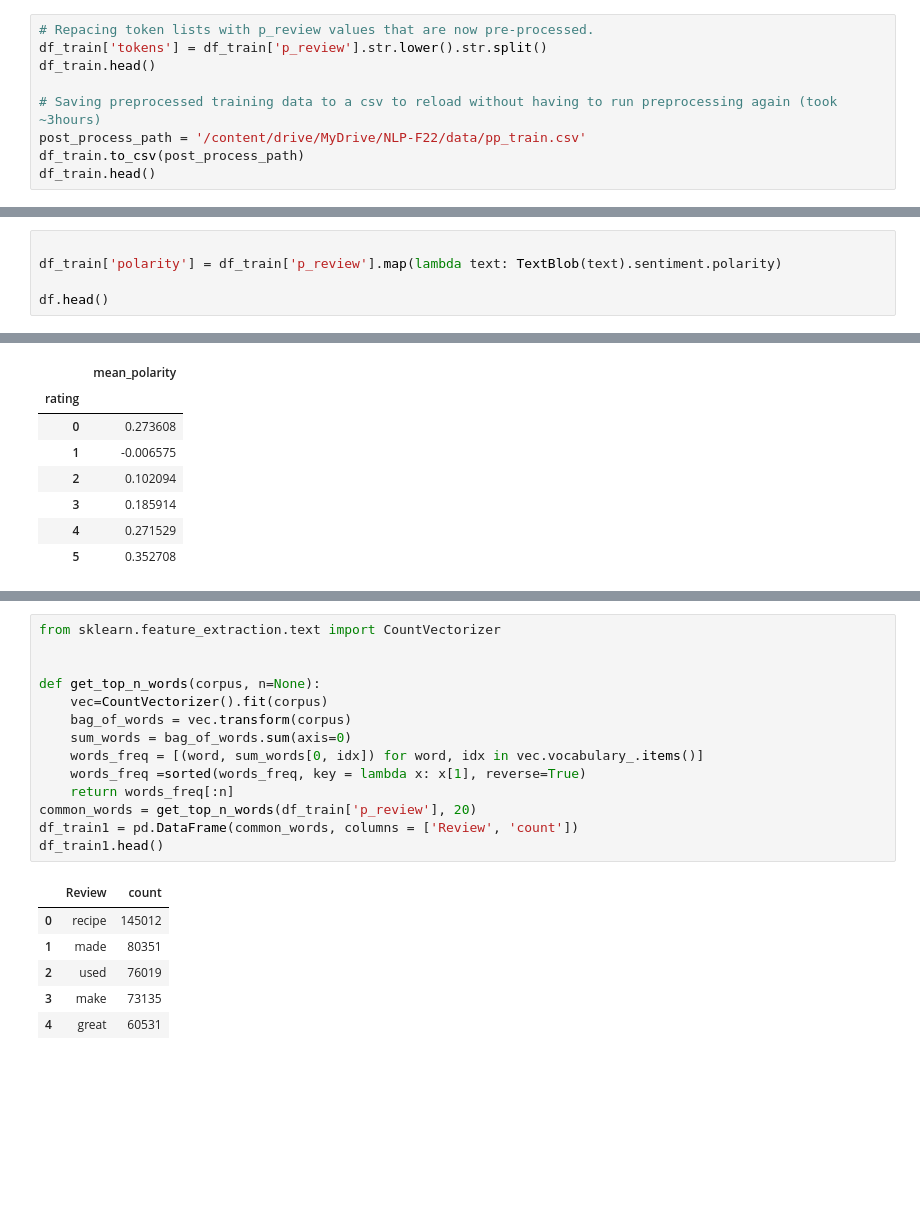
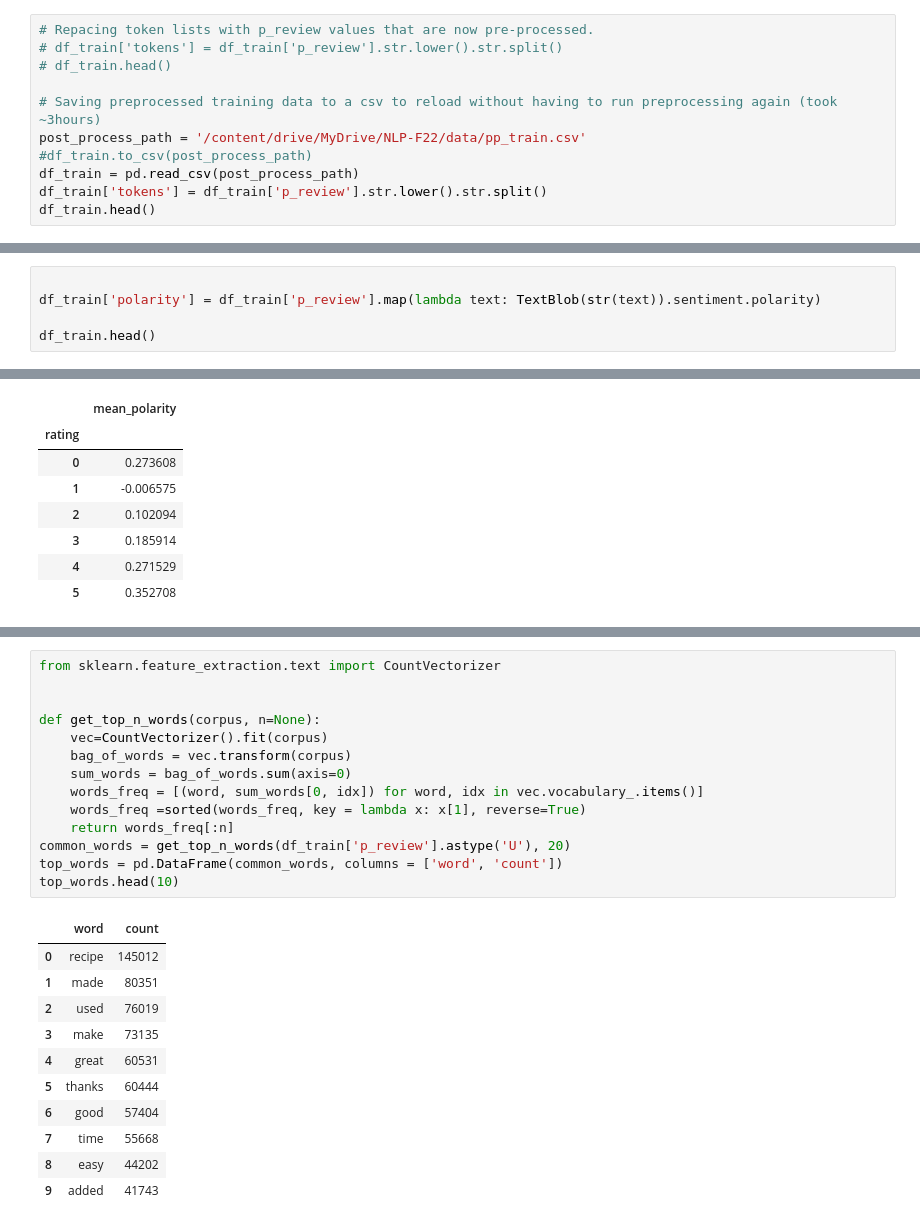
Before and after one commit to chillyssa/NLP-with-Deep-Learning-Project, a Jupyter notebook: project_part1.ipynb, the cells around one changed output, grey strips where cells are left out. Drawn from its saved outputs; the diff is of its cells as text; blank space fills up the shorter version.

```diff
--- a/project_part1.ipynb
+++ b/project_part1.ipynb
@@ -308,11 +308,13 @@ df_train.iloc[[93,777,1234,74300,141340]]
 | 938560 | 1597075 | 82102 | 2012-05-22 | 5 | Best chicken recipe by far.I cook... | 47 | 8 | best chicken recipe fari cooked d... | [best, chicken, recipe, by, far.i... |
 # %%
 # Repacing token lists with p_review values that are now pre-processed.
-df_train['tokens'] = df_train['p_review'].str.lower().str.split()
-df_train.head()
+# df_train['tokens'] = df_train['p_review'].str.lower().str.split()
+# df_train.head()
 
 # Saving preprocessed training data to a csv to reload without having to run preprocessing again (took ~3hours)
 post_process_path = '/content/drive/MyDrive/NLP-F22/data/pp_train.csv'
-df_train.to_csv(post_process_path)
+#df_train.to_csv(post_process_path)
+df_train = pd.read_csv(post_process_path)
+df_train['tokens'] = df_train['p_review'].str.lower().str.split()
 df_train.head()
 # %% [output]
@@ -348,7 +350,7 @@ Isn't that fun!? But doesn't necessarily tell us anything...
 We can add another feature to our data set called polarity. Polarity will count the negative and postiive words within a review which will give us some quantified insight on the sentiment of text. The polarity values range from [-1,1] where -1 is negative, 1 is positive, and 0 is neutral.
 # %%
 
-df_train['polarity'] = df_train['p_review'].map(lambda text: TextBlob(text).sentiment.polarity)
+df_train['polarity'] = df_train['p_review'].map(lambda text: TextBlob(str(text)).sentiment.polarity)
 
-df.head()
+df_train.head()
 # %% [output]
@@ -421,22 +425,27 @@ This is showing that there are a high amount of 5 star reviews. At this point I
 # %%
 from sklearn.feature_extraction.text import CountVectorizer
 
 
 def get_top_n_words(corpus, n=None):
     vec=CountVectorizer().fit(corpus)
     bag_of_words = vec.transform(corpus)
     sum_words = bag_of_words.sum(axis=0)
     words_freq = [(word, sum_words[0, idx]) for word, idx in vec.vocabulary_.items()]
     words_freq =sorted(words_freq, key = lambda x: x[1], reverse=True)
     return words_freq[:n]
-common_words = get_top_n_words(df_train['p_review'], 20)
-df_train1 = pd.DataFrame(common_words, columns = ['Review', 'count'])
-df_train1.head()
+common_words = get_top_n_words(df_train['p_review'].astype('U'), 20)
+top_words = pd.DataFrame(common_words, columns = ['word', 'count'])
+top_words.head(10)
 # %% [output]
-|  | Review | count |
+|  | word | count |
 | 0 | recipe | 145012 |
 | 1 | made | 80351 |
 | 2 | used | 76019 |
 | 3 | make | 73135 |
 | 4 | great | 60531 |
+| 5 | thanks | 60444 |
+| 6 | good | 57404 |
+| 7 | time | 55668 |
+| 8 | easy | 44202 |
+| 9 | added | 41743 |
 # %%
```
Also changed, not shown: parts of 13 cells of this notebook.
